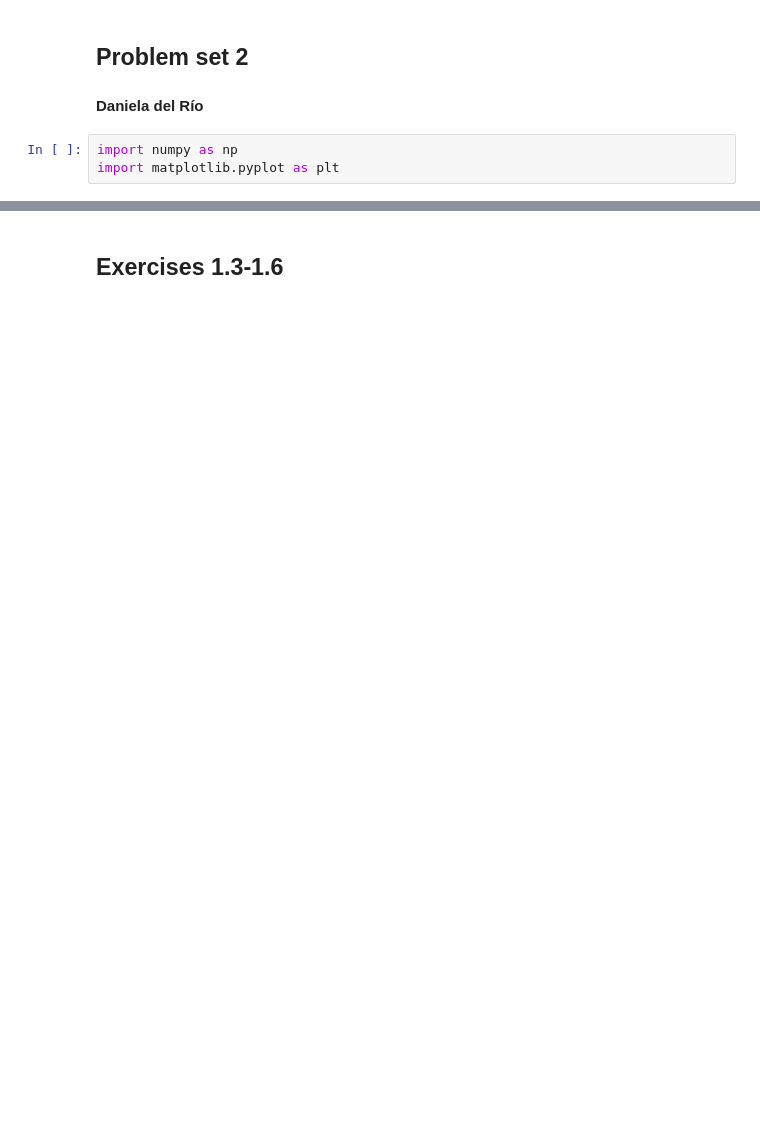
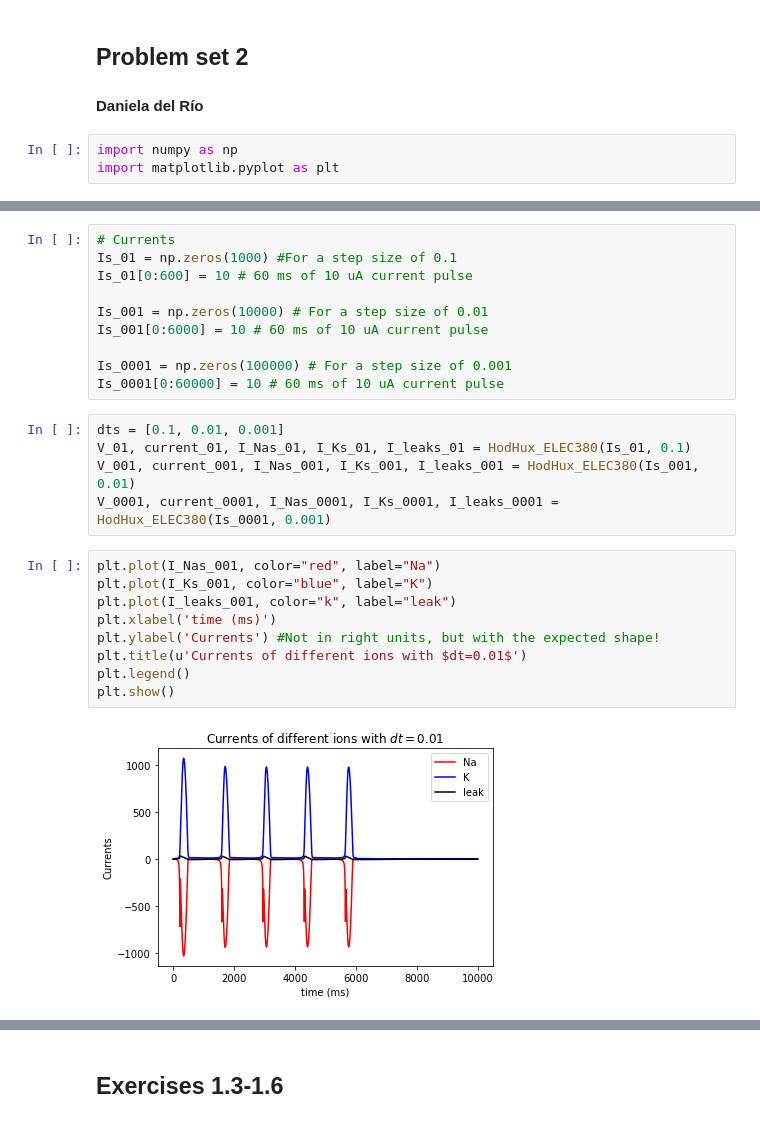
Before and after one commit to SaiAkhilVudattu/Neuro_classes, a Jupyter notebook: intro_neu/HW2/Hw2_Intro_neu.ipynb, the cells around one changed output, grey strips where cells are left out. Cells and saved outputs as stored; diff of their text form; blank space fills up the shorter version.

```diff
--- a/intro_neu/HW2/Hw2_Intro_neu.ipynb
+++ b/intro_neu/HW2/Hw2_Intro_neu.ipynb
@@ -222,0 +200,26 @@ The time step is:  0.001
+# %%
+# Currents
+Is_01 = np.zeros(1000) #For a step size of 0.1
+Is_01[0:600] = 10 # 60 ms of 10 uA current pulse
+
+Is_001 = np.zeros(10000) # For a step size of 0.01
+Is_001[0:6000] = 10 # 60 ms of 10 uA current pulse
+
+Is_0001 = np.zeros(100000) # For a step size of 0.001
+Is_0001[0:60000] = 10 # 60 ms of 10 uA current pulse
+# %%
+dts = [0.1, 0.01, 0.001]
+V_01, current_01, I_Nas_01, I_Ks_01, I_leaks_01 = HodHux_ELEC380(Is_01, 0.1)
+V_001, current_001, I_Nas_001, I_Ks_001, I_leaks_001 = HodHux_ELEC380(Is_001, 0.01)
+V_0001, current_0001, I_Nas_0001, I_Ks_0001, I_leaks_0001 = HodHux_ELEC380(Is_0001, 0.001)
+# %%
+plt.plot(I_Nas_001, color="red", label="Na")
+plt.plot(I_Ks_001, color="blue", label="K")
+plt.plot(I_leaks_001, color="k", label="leak")
+plt.xlabel('time (ms)')
+plt.ylabel('Currents') #Not in right units, but with the expected shape!
+plt.title(u'Currents of different ions with $dt=0.01$')
+plt.legend()
+plt.show()
+# %% [output]
+[figure, added]
```
Also changed, not shown: parts of 22 cells of this notebook.
